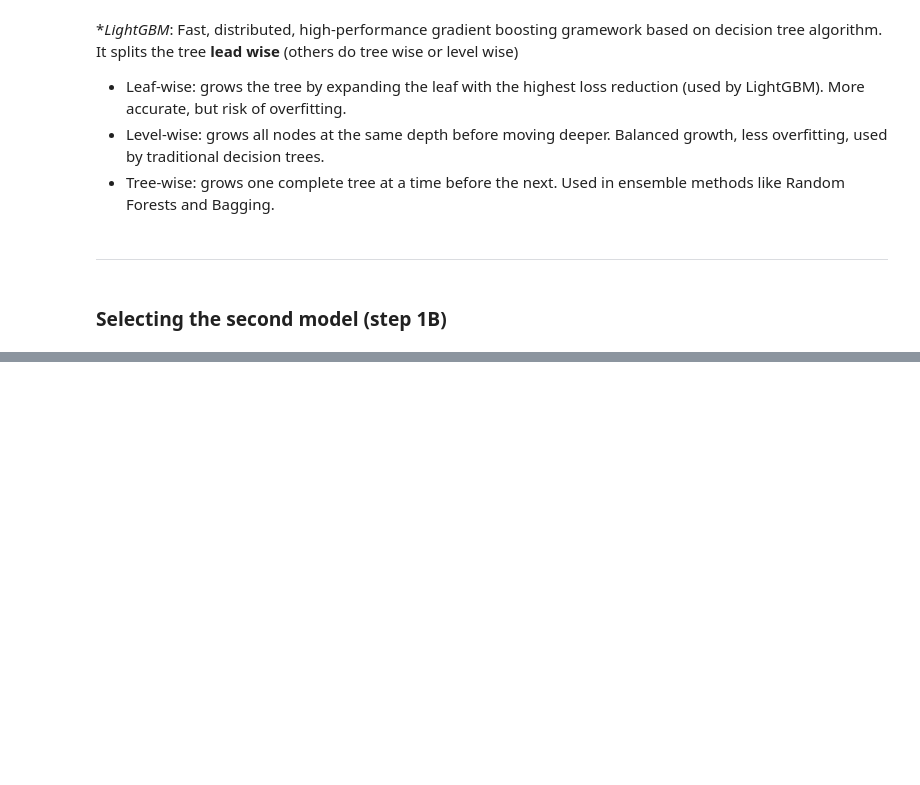
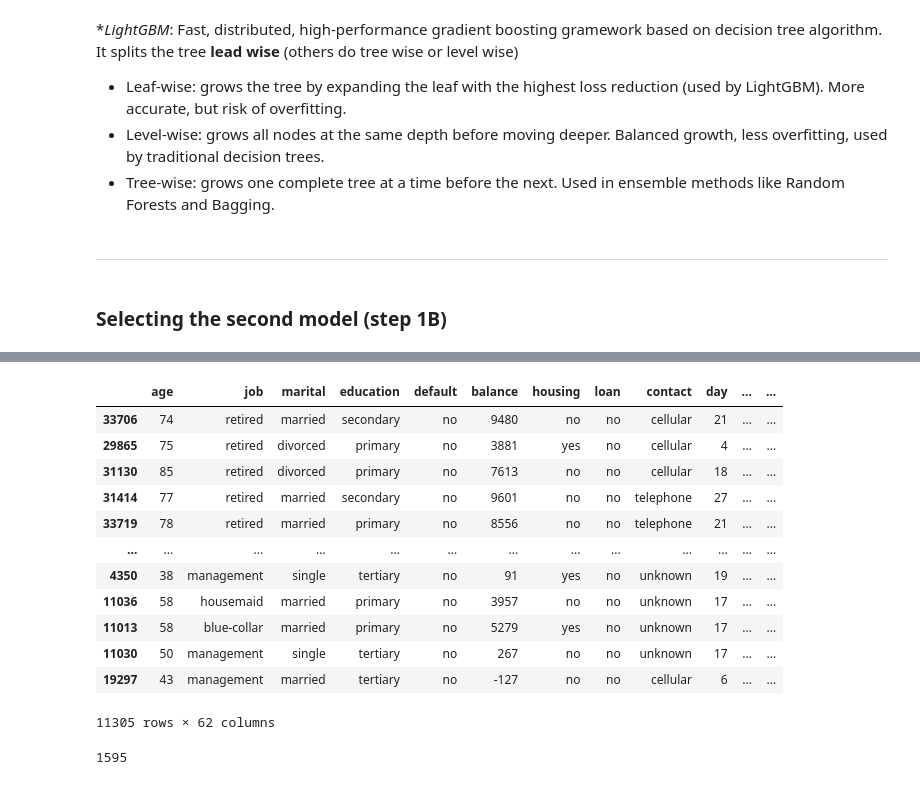
Before and after one commit to FederCO23/Term_Deposit_Marketing_-_tpx4U1BHhRR0IUm9, a Jupyter notebook: TermDepositMarketing.ipynb, the cells around one changed output, grey strips where cells are left out. Cells and saved outputs as stored; diff of their text form; code cells hidden in the pictures; blank space fills up the shorter version.

Commit message:
Add the 2 model stage 1B

```diff
--- a/TermDepositMarketing.ipynb
+++ b/TermDepositMarketing.ipynb
@@ -1005,0 +1160,8 @@ campaign_features = [
+# %%
+# Final resample for full training set
+X_resampled_stage1, y_resampled_stage1 = pipeline.fit_resample(X_train[pre_call_features], y_train)
+X_resampled_stage2, y_resampled_stage2 = pipeline.fit_resample(X_train[before_call_features], y_train)
+
+# Train models
+pre_step1A_model = LGBMClassifier(random_state=seed).fit(X_resampled_stage1, y_resampled_stage1)
+pre_step1B_model = RandomForestClassifier(random_state=seed).fit(X_resampled_stage2, y_resampled_stage2)
@@ -1005,0 +1334,29 @@ campaign_features = [
+# %%
+# Predict with the Stage 2 model
+df_stage2['stage2_prob'] = pre_step1B_model.predict_proba(X_stage2)[:, 1]
+# %%
+# Combine Stage 1 and Stage 2 probabilities
+df_stage2['final_score'] = df_stage2['stage1_prob'] * df_stage2['stage2_prob']
+# %%
+# Rank final leads
+final_lead_ranking = df_stage2.sort_values(by='final_score', ascending=False)
+# %%
+final_lead_ranking
+# %% [output]
+|  | age | job | marital | education | default | balance | housing | loan | contact | day | ... | ... |
+| 33706 | 74 | retired | married | secondary | no | 9480 | no | no | cellular | 21 | ... | ... |
+| 29865 | 75 | retired | divorced | primary | no | 3881 | yes | no | cellular | 4 | ... | ... |
+| 31130 | 85 | retired | divorced | primary | no | 7613 | no | no | cellular | 18 | ... | ... |
+| 31414 | 77 | retired | married | secondary | no | 9601 | no | no | telephone | 27 | ... | ... |
+| 33719 | 78 | retired | married | primary | no | 8556 | no | no | telephone | 21 | ... | ... |
+| ... | ... | ... | ... | ... | ... | ... | ... | ... | ... | ... | ... | ... |
+| 4350 | 38 | management | single | tertiary | no | 91 | yes | no | unknown | 19 | ... | ... |
+| 11036 | 58 | housemaid | married | primary | no | 3957 | no | no | unknown | 17 | ... | ... |
+| 11013 | 58 | blue-collar | married | primary | no | 5279 | yes | no | unknown | 17 | ... | ... |
+| 11030 | 50 | management | single | tertiary | no | 267 | no | no | unknown | 17 | ... | ... |
+| 19297 | 43 | management | married | tertiary | no | -127 | no | no | cellular | 6 | ... | ... |
+11305 rows × 62 columns
+# %%
+final_lead_ranking[final_lead_ranking['final_score'] > .50].shape[0]
+# %% [output]
+1595
```
Also changed, not shown: parts of 15 cells of this notebook.
